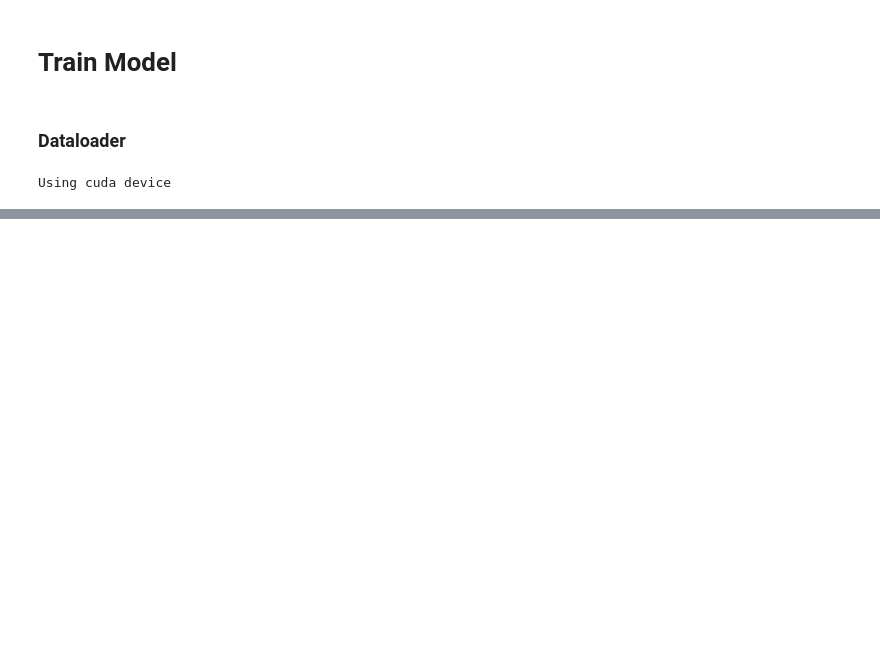
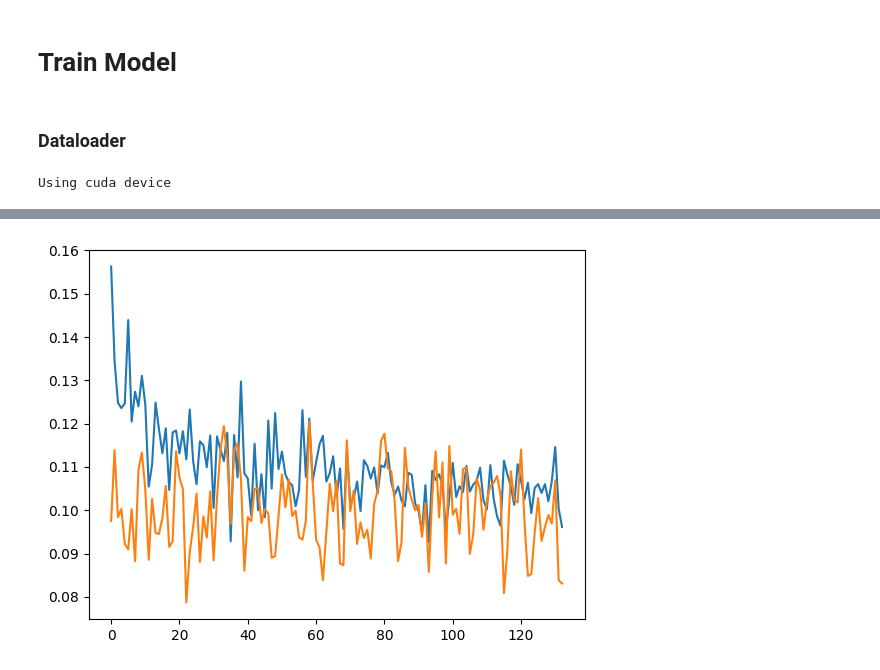
Before and after one commit to Musa-Azeem/HAR-accelerometer-ann, a Jupyter notebook: 1_train_on_continous.ipynb, the cells around one changed output, grey strips where cells are left out. Drawn from its saved outputs; the diff is of its cells as text; code cells hidden in the pictures; blank space fills up the shorter version.

Commit message:
plot test losses

```diff
--- a/1_train_on_continous.ipynb
+++ b/1_train_on_continous.ipynb
@@ -80,16 +81,17 @@ losses = []
 test_losses = []
 
 train_dataloader = DataLoader(train_dataset, batch_size=batch_size)
-test_dataloader = DataLoader(test_dataset, batch_size=10000)    # batches for memory
+test_dataloader = DataLoader(test_dataset, batch_size=907)    # batches for memory
 
 n_train_batches = len(train_dataloader)
 n_test_batches = len(test_dataloader)
 # %%
 # Train
-for epoch in range(15):
+for epoch in range(1):
 
+    print(f'Epoch {epoch} - Training')
     model.train()
-    for X_train, y_train in train_dataloader:
+    for X_train, y_train in tqdm(train_dataloader):
 
         X_train = X_train.to(device)
         y_train = y_train.to(device)
@@ -109,12 +111,13 @@ for epoch in range(15):
 
 
     ## Test
+    print(f'Epoch {epoch} - Testing')
     model.eval()
 
     preds = []
     n_correct = 0
 
-    for X_test, y_test in test_dataloader:
+    for X_test, y_test in tqdm(test_dataloader):
         X_test = X_test.to(device)
         y_test = y_test.to(device)
 
@@ -123,10 +126,10 @@ for epoch in range(15):
 
         n_correct += sum(y_test == pred)
         preds += pred.flatten().tolist()
-        loss = criterion(logits, y_test).item()
+        loss = criterion(logits, y_test)
         test_losses.append(loss.item())
 
 
     accuracy = (n_correct / test_length).item()
     print(f'\tTest Accuracy: {100*accuracy:.4}%')
-    print(f'\tTest Loss: {loss:.5}')
+    print(f'\tTest Loss: {sum(test_losses[-n_test_batches:])/n_test_batches}')
@@ -133,8 +142,15 @@ for epoch in range(15):
 # %%
 # Plot loss curve at specified resolution
-res = 200
+res = 100
+
+factor = round(len(losses) / len(test_losses))
+test_losses_toplot = np.pad(np.pad(np.array(test_losses).reshape(-1, 1), ((0,0), (0,factor-1)), mode='edge').flatten(), (0, len(losses) - len(test_losses)*factor), mode='edge')
+
 plt.plot(torch.tensor(losses)[:len(losses)-len(losses)%res].view(-1,res).mean(1))
+plt.plot(torch.tensor(test_losses_toplot)[:len(test_losses_toplot)-len(test_losses_toplot)%res].view(-1,res).mean(1))
 plt.savefig('loss.jpg')
+# %% [output]
+[figure, added]
 # %%
 # Test on test dataset
 model.eval()
```
Also changed, not shown: parts of 4 cells of this notebook.
